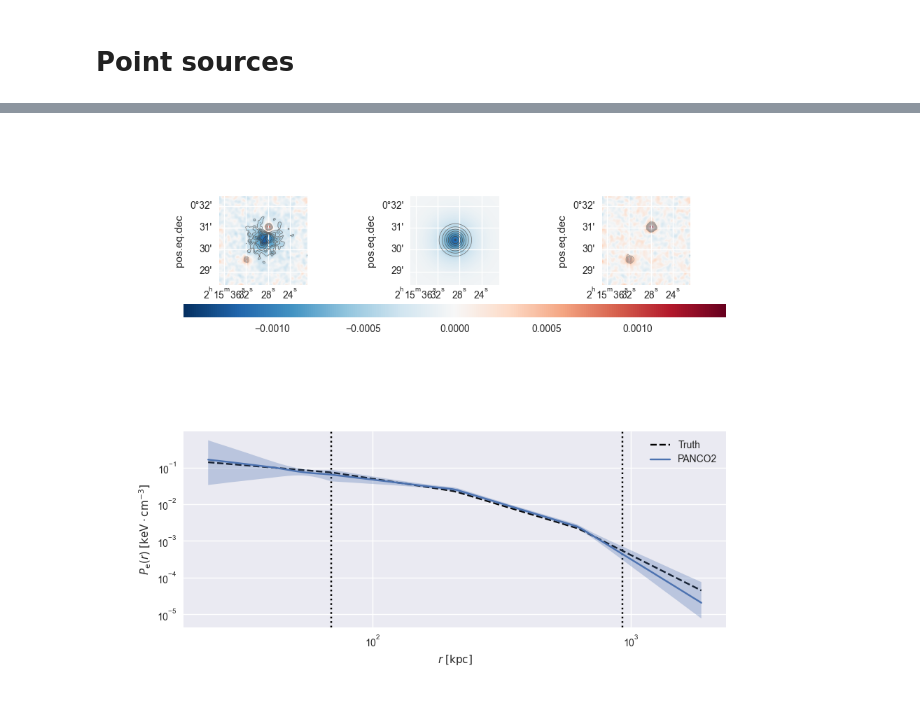
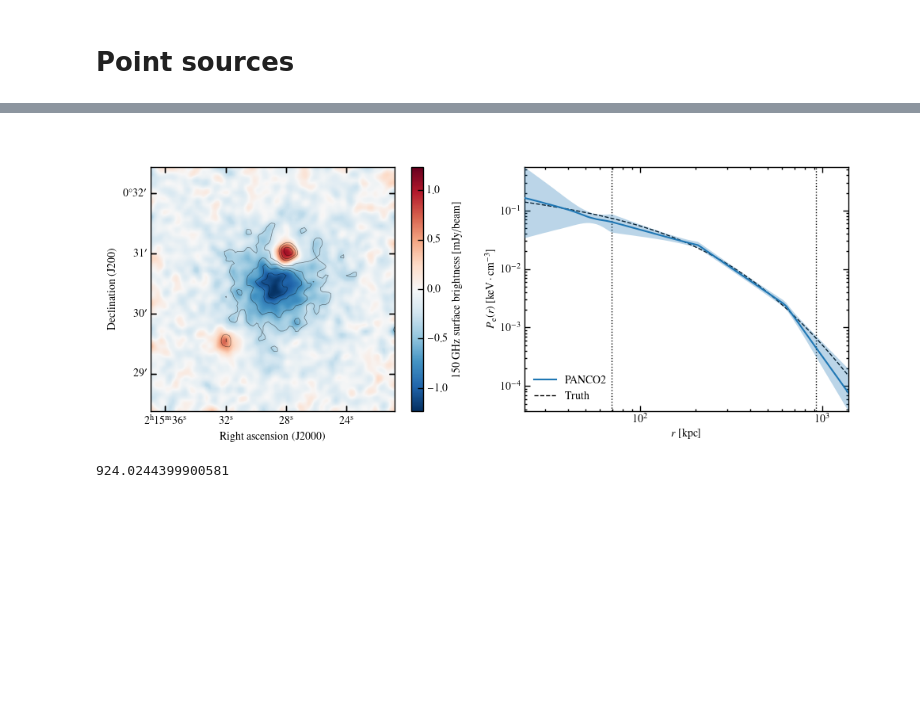
Before and after one commit to fkeruzore/panco2, a Jupyter notebook: panco2/tests.ipynb, the cells around one changed output, grey strips where cells are left out. Drawn from its saved outputs; the diff is of its cells as text; code cells hidden in the pictures; blank space fills up the shorter version.

```diff
--- a/panco2/tests.ipynb
+++ b/panco2/tests.ipynb
@@ -485,10 +464,54 @@ chains_clean = results.load_chains(f"{path}/raw_chains.npz", 500, 20)
 plt.close("all")
 results.set_plot_style("seaborn")
 results.mcmc_trace_plot(chains_clean, filename=f"{path}/trace.png")
-# %%
-plt.close("all")
-results.mcmc_corner_plot(chains_clean, model=ppf.model, show_probs=False, filename=f"{path}/corner.png")
-fig = results.plot_results(ppf, chains_clean, truth_vec=par_vec)
-fig.savefig(f"{path}/results.pdf")
-# %% [output]
-[figure, removed]
+# %%
+plt.close("all")
+results.set_plot_style("paper")
+fig = plt.figure(figsize=(10, 4))
+
+ax = fig.add_subplot(121, projection=ppf.wcs)
+sz_map = 1e3 * gaussian_filter(ppf.sz_map, 1.0)
+sz_rms = 1e3 * gaussian_filter(ppf.sz_rms, 1.0) / np.sqrt(2 * np.pi)
+vmin, vmax = np.min(sz_map), np.max(sz_map)
+vmax = np.max(np.abs([vmin, vmax]))
+vmin = -vmax
+im = ax.imshow(
+    sz_map,
+    origin="lower",
+    vmin=vmin,
+    vmax=vmax,
+    interpolation="gaussian",
+    cmap="RdBu_r",
+)
+ct = ax.contour(
+    sz_map / sz_rms,
+    origin="lower",
+    linestyles="-",
+    colors="#00000077",
+    linewidths=0.5,
+    levels=np.concatenate((np.arange(-50, -2, 2), np.arange(3, 50, 2))),
+)
+ax.set_xlabel("Right ascension (J2000)")
+ax.set_ylabel("Declination (J200)")
+cb = fig.colorbar(im, ax=ax)
+cb.set_label("150 GHz surface brightness [mJy/beam]")
+
+ax = fig.add_subplot(122)
+r_range = np.logspace(
+    np.log10(ppf.cluster.arcsec2kpc(ppf.pix_size)),
+    np.log10(ppf.cluster.arcsec2kpc(1.5 * ppf.map_size * 30)),
+    100
+)
+results.plot_profile(chains_clean, ppf, r_range, label="PANCO2", ax=ax, lw=1.5)
+ax.plot(r_range, gNFW(r_range, *ppf.cluster.A10_params), "k--", label="Truth")
+ax.legend(frameon=False)
+results.ax_bothticks(ax)
+
+fig.subplots_adjust(left=0.05, right=0.95)
+fig.savefig(f"{path}/prof.png", dpi=200)
+# %% [output]
+[figure, added]
+# %%
+ppf.cluster.arcsec2kpc(ppf.map_size * 60.0 / 2.0)
+# %% [output]
+924.0244399900581
```
Also changed, not shown: parts of 6 cells of this notebook, 3 other files.
